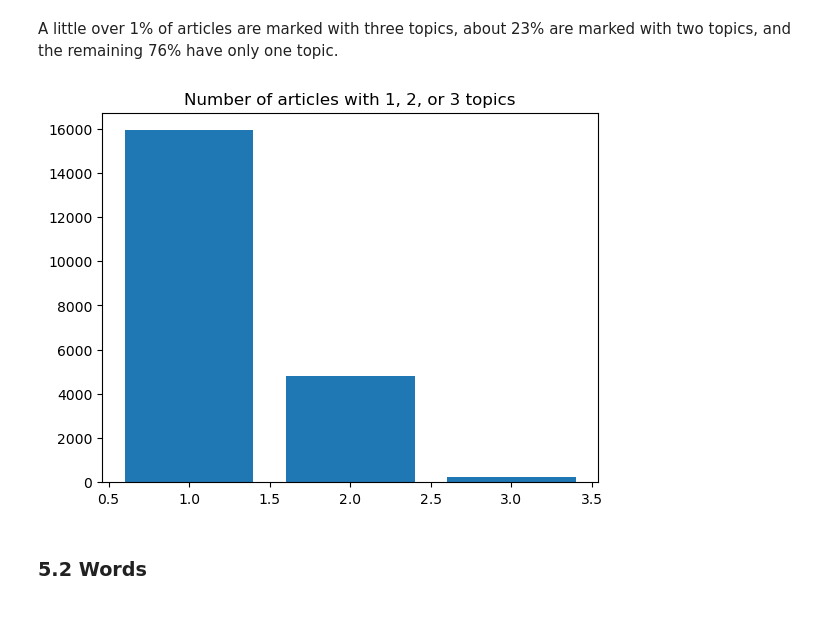
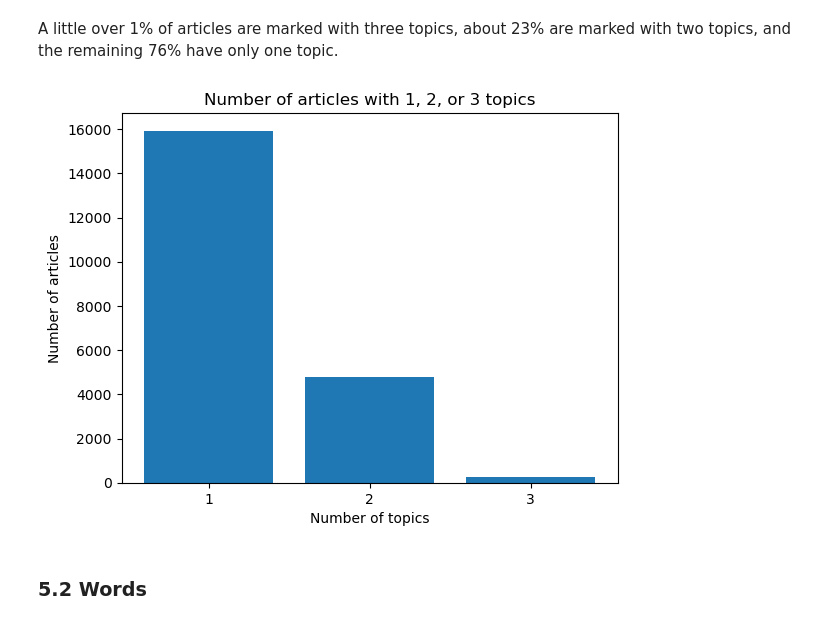
Before and after one commit to raechiang/Capstone-Topics, a Jupyter notebook: notebooks/1.1-rc-data-wrangling-eda.ipynb, the cells around one changed output. Drawn from its saved outputs; the diff is of its cells as text; code cells hidden in the pictures.

```diff
--- a/notebooks/1.1-rc-data-wrangling-eda.ipynb
+++ b/notebooks/1.1-rc-data-wrangling-eda.ipynb
@@ -210,9 +227,12 @@ dtype: int64
 A little over 1% of articles are marked with three topics, about 23% are marked with two topics, and the remaining 76% have only one topic.
 # %%
 _ = plt.title("Number of articles with 1, 2, or 3 topics")
-_ = plt.bar(num_nlabels.index, num_nlabels.values)
+_ = plt.bar(num_nlabels.index, num_nlabels.values, tick_label=num_nlabels.index)
+_ = plt.xlabel("Number of topics")
+_ = plt.ylabel("Number of articles")
+_ = plt.show()
 # %% [output]
-[figure, old version]
+[figure, new version]
 # %% [markdown]
 ### 5.2 Words
 # %% [markdown]
```
Also changed, not shown: parts of 49 cells of this notebook, 1 other file.
